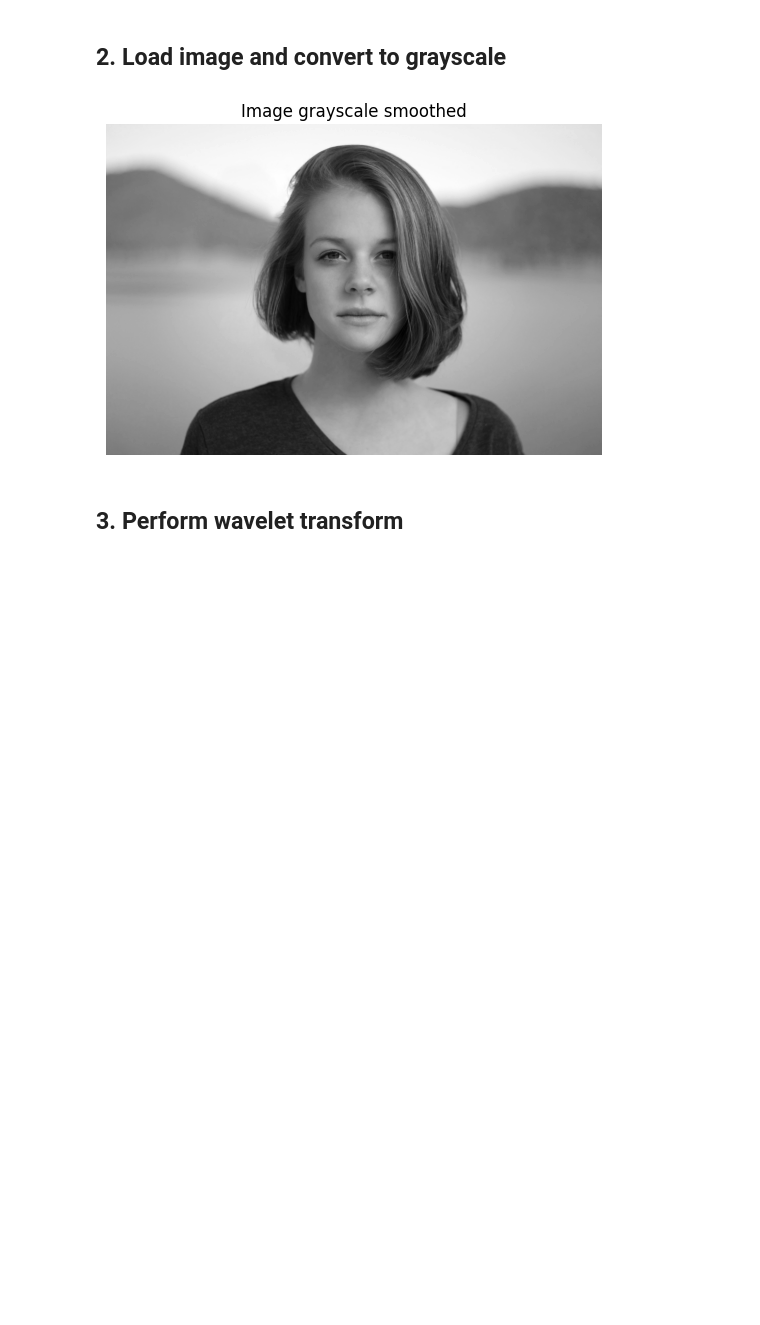
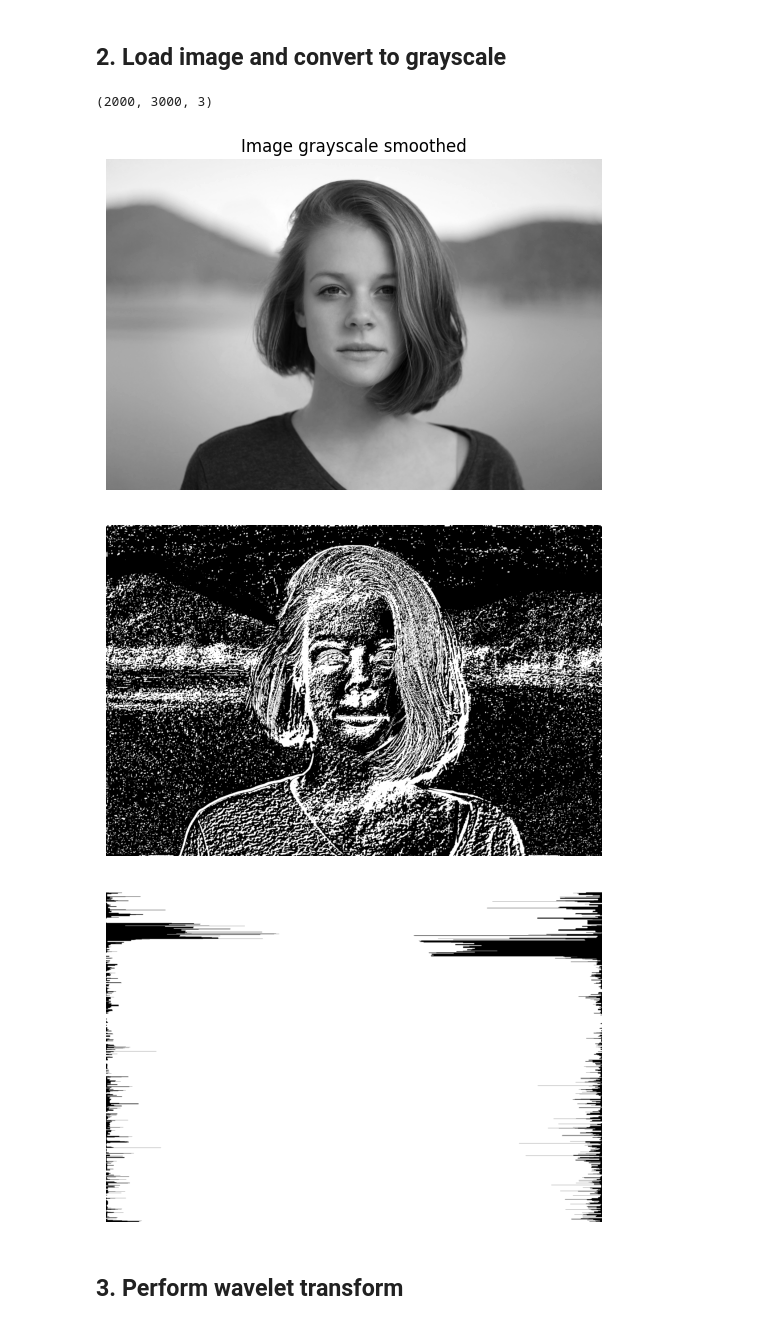
Before and after one commit to reimertzzz/Bildbehandling, a Jupyter notebook: wavelets.ipynb, the cells around one changed output. Saved outputs shown, nothing was run; the diff lists cells and outputs as text; code cells hidden in the pictures; blank space fills up the shorter version.

```diff
--- a/wavelets.ipynb
+++ b/wavelets.ipynb
@@ -20,24 +21,35 @@ WAVELET_LEVEL = 5
 # %%
 # Read image
 image = load_image(IMG_PATH + IMG_NAME)
+
+print(image.shape)
 
 # Get grayscale of image and convert to uint8 which is needed for operations
 image_gray = color.rgb2gray(image) if not is_grayscale(image) else image
 
 # Normalize pixel values to (0, 255) if floating point (0-1)
 if image_gray.dtype == np.float32 or image_gray.dtype == np.float64:
     image_gray = (image_gray * 255).astype(np.uint8)
 
 # Ensure image is uint8
 if image_gray.dtype != np.uint8:
     image_gray = image_gray.astype(np.uint8)
 
 # Smooth image (will be done by other later)
 image_gray = cv2.medianBlur(image_gray, 3)
 
 show_image(image_gray, caption='Image grayscale smoothed')
+
+mask = dwt2_edge_detection(image_gray, WAVELET_MODE, 2, 255, 20)
+outline = get_outline(mask)
+
+show_image(mask)
+show_image(outline)
 # %% [output]
+(2000, 3000, 3)
 [figure]
+[figure, added]
+[figure, added]
 # %% [markdown]
 ## 3. Perform wavelet transform
 # %%
```
Also changed, not shown: parts of 2 cells of this notebook, 3 other files.
